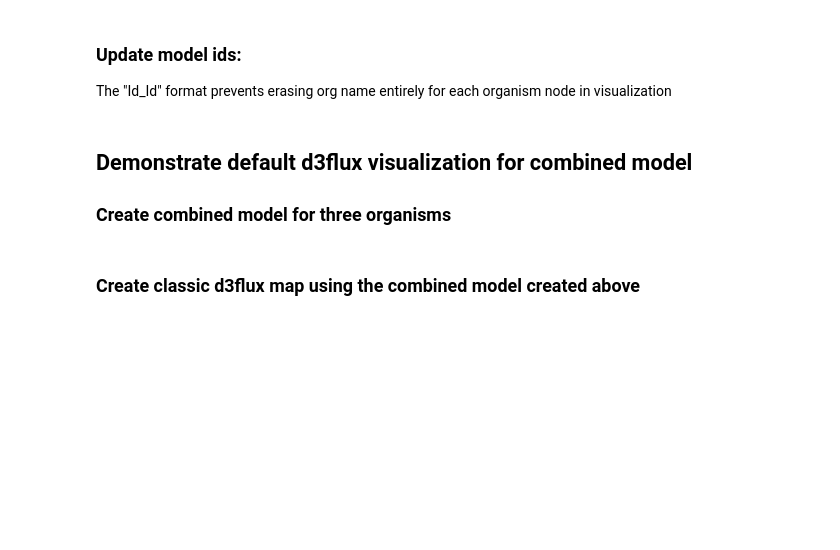
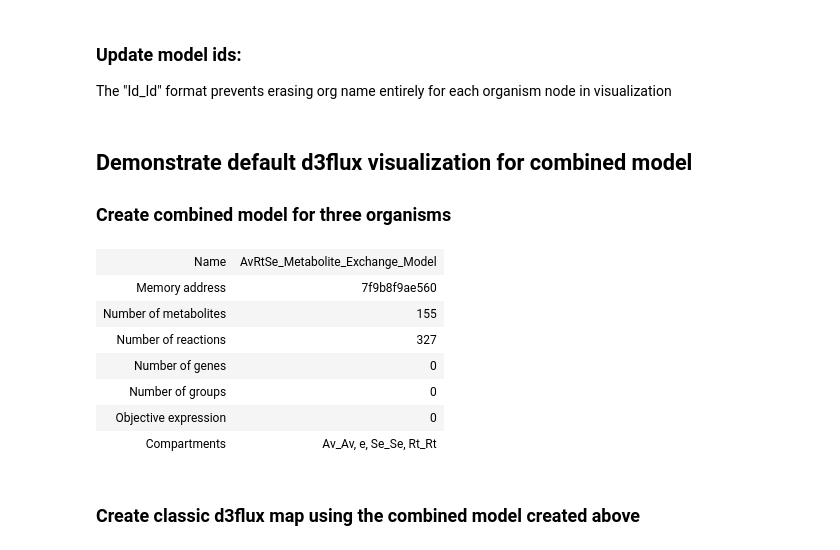
Before and after one commit to PNNL-CompBio/CONCERTO, a Jupyter notebook: notebooks/visualize_external_metabolite_exchange.ipynb, the cells around one changed output. Saved outputs shown, nothing was run; the diff lists cells and outputs as text; code cells hidden in the pictures; blank space fills up the shorter version.

```diff
--- a/notebooks/visualize_external_metabolite_exchange.ipynb
+++ b/notebooks/visualize_external_metabolite_exchange.ipynb
@@ -41,6 +60,17 @@ av_syn_rt_exchange_model = viz_utils.make_met_exchange_model_only_shared_externa
     [av, syn, rt],
     model_name = combined_model_name
 )
+# %%
+av_syn_rt_exchange_model
+# %% [output]
+| Name | AvRtSe_Metabolite_Exchange_Model |
+| Memory address | 7f9b8f9ae560 |
+| Number of metabolites | 155 |
+| Number of reactions | 327 |
+| Number of genes | 0 |
+| Number of groups | 0 |
+| Objective expression | 0 |
+| Compartments | Av_Av, e, Se_Se, Rt_Rt |
 # %% [markdown]
 ### Create classic d3flux map using the combined model created above
 # %%
```
Also changed, not shown: parts of 10 cells of this notebook, 3 other files.
